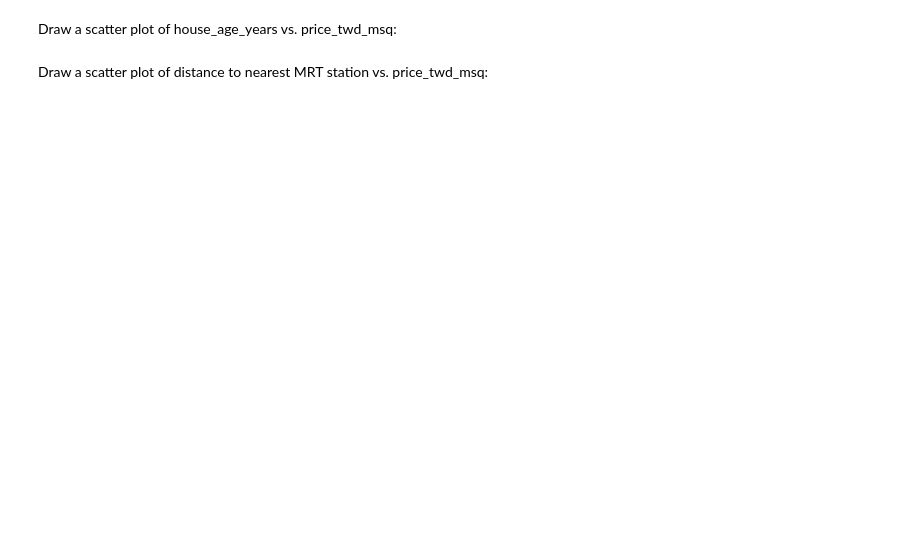
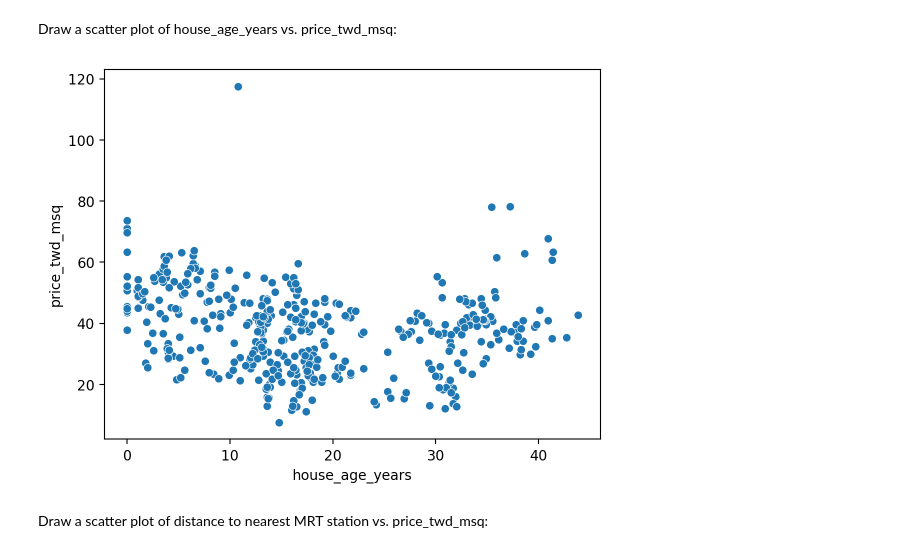
Before and after one commit to OskarPutz/DS, a Jupyter notebook: Exercise10.ipynb, the cells around one changed output. Cells and saved outputs as stored; diff of their text form; code cells hidden in the pictures; blank space fills up the shorter version.

```diff
--- a/Exercise10.ipynb
+++ b/Exercise10.ipynb
@@ -138,6 +144,12 @@ Draw a scatter plot of n_convenience vs. price_twd_msq:
 Draw a scatter plot of house_age_years vs. price_twd_msq:
 # %%
 # Your code here
+sns.scatterplot(x="house_age_years",
+                y="price_twd_msq",
+                data=df_estate)
+plt.show()
+# %% [output]
+[figure, added]
 # %% [markdown]
 Draw a scatter plot of distance to nearest MRT station vs. price_twd_msq:
 # %%
```
Also changed, not shown: parts of 14 cells of this notebook.
